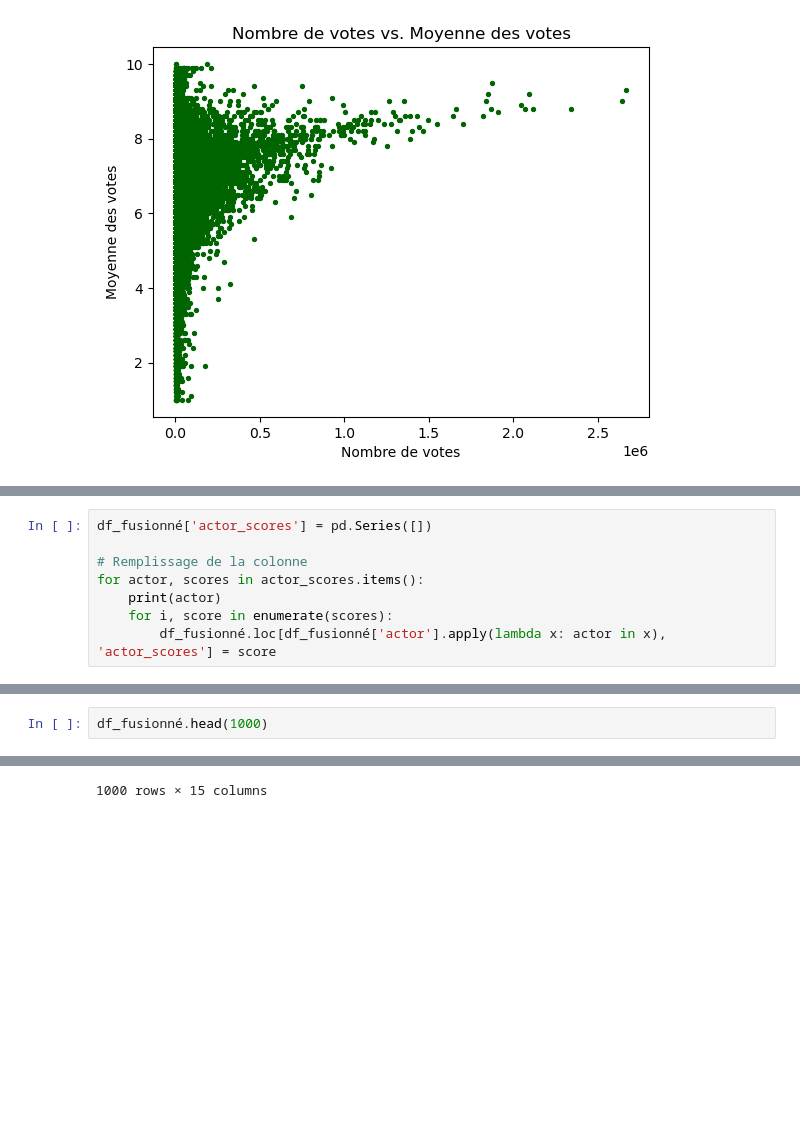
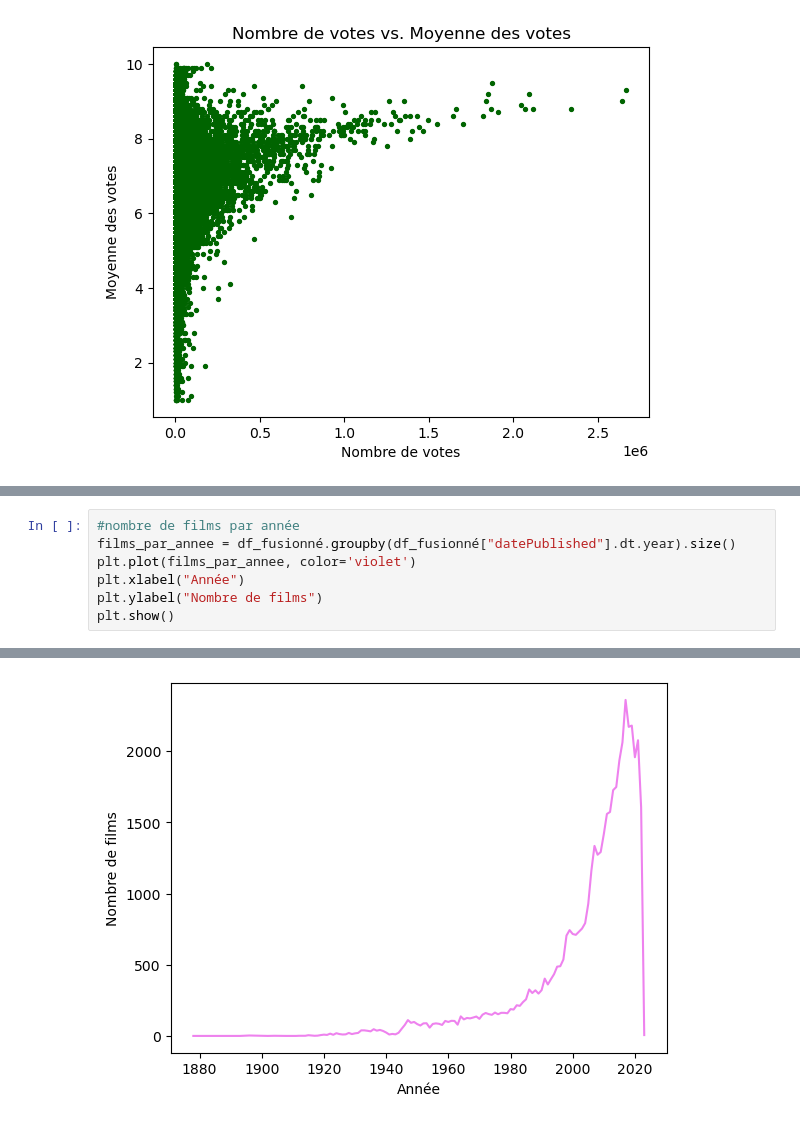
Before and after one commit to Jeremstar/Projet-de-DINGUE, a Jupyter notebook: Notebook/Scrap_IMDb.ipynb, the cells around one changed output, grey strips where cells are left out. Cells and saved outputs as stored; diff of their text form; blank space fills up the shorter version.

Commit message:
SCORE JREZIGIBREZL

```diff
--- a/Notebook/Scrap_IMDb.ipynb
+++ b/Notebook/Scrap_IMDb.ipynb
@@ -519,8 +494,0 @@ for _, row in df_fusionné.iterrows():
-# %%
-df_fusionné['actor_scores'] = pd.Series([])
-
-# Remplissage de la colonne
-for actor, scores in actor_scores.items():
-    print(actor)
-    for i, score in enumerate(scores):
-        df_fusionné.loc[df_fusionné['actor'].apply(lambda x: actor in x), 'actor_scores'] = score
@@ -527,3 +571,8 @@ for actor, scores in actor_scores.items():
 # %%
-df_fusionné.head(1000)
+#nombre de films par année
+films_par_annee = df_fusionné.groupby(df_fusionné["datePublished"].dt.year).size()
+plt.plot(films_par_annee, color='violet')
+plt.xlabel("Année")
+plt.ylabel("Nombre de films")
+plt.show()
 # %% [output]
@@ -542 +579 @@ df_fusionné.head(1000)
-1000 rows × 15 columns
+[figure, added]
```
Also changed, not shown: parts of 11 cells of this notebook.
